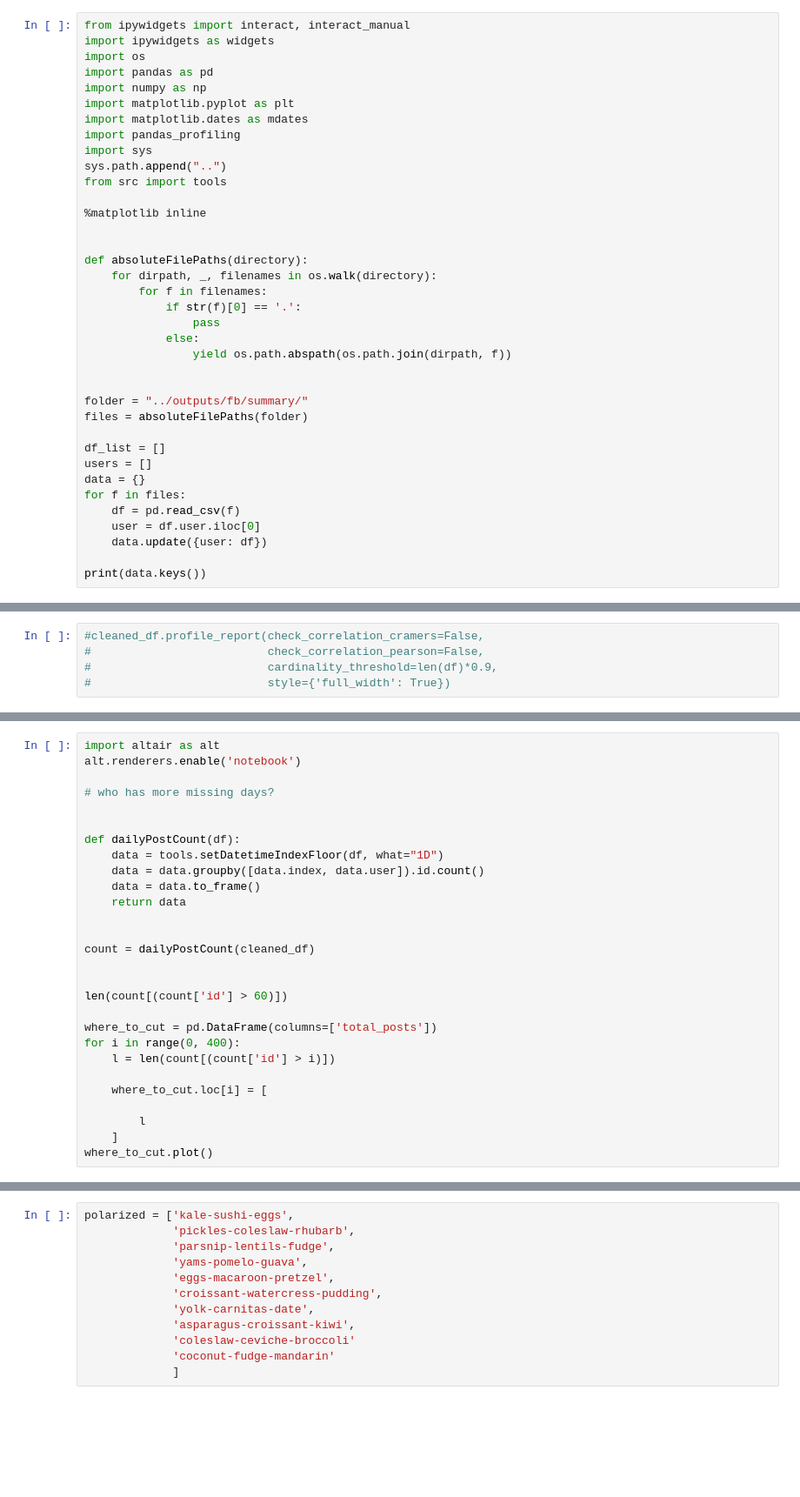
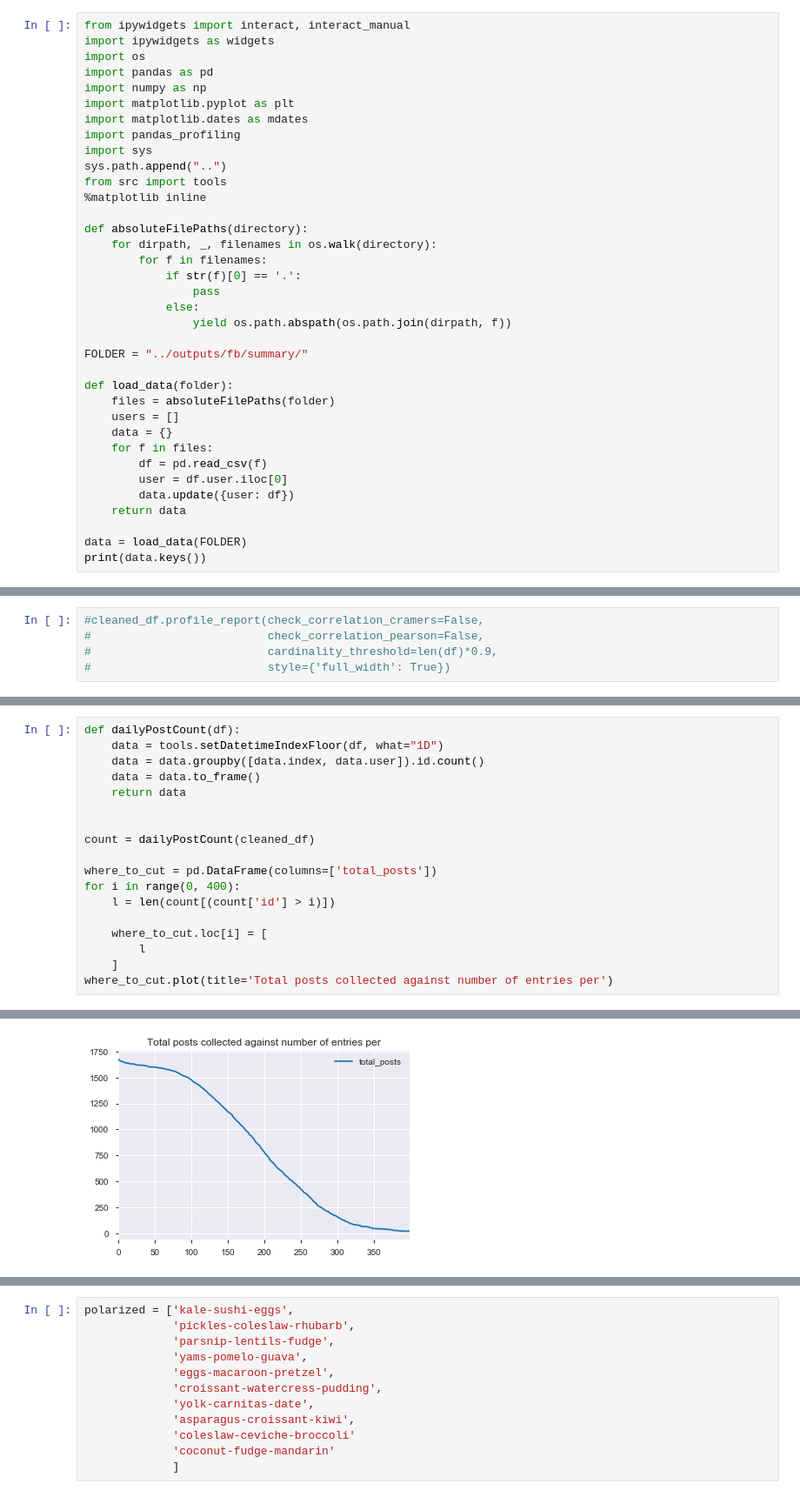
Before and after one commit to tracking-exposed/dashboard, a Jupyter notebook: amsterdam_research/02.data-cleaning.ipynb, the cells around one changed output, grey strips where cells are left out. Shown: that part at 87% size. Saved outputs shown, nothing was run; the diff lists cells and outputs as text; blank space fills up the shorter version.

Commit message:
updating amsterdam research notebooks

```diff
--- a/amsterdam_research/02.data-cleaning.ipynb
+++ b/amsterdam_research/02.data-cleaning.ipynb
@@ -14,9 +12,7 @@ import pandas_profiling
 import sys
 sys.path.append("..")
 from src import tools
-
 %matplotlib inline
-
 
 def absoluteFilePaths(directory):
     for dirpath, _, filenames in os.walk(directory):
@@ -26,16 +22,17 @@ def absoluteFilePaths(directory):
             else:
                 yield os.path.abspath(os.path.join(dirpath, f))
 
+FOLDER = "../outputs/fb/summary/"
 
-folder = "../outputs/fb/summary/"
-files = absoluteFilePaths(folder)
+def load_data(folder):
+    files = absoluteFilePaths(folder)
+    users = []
+    data = {}
+    for f in files:
+        df = pd.read_csv(f)
+        user = df.user.iloc[0]
+        data.update({user: df})
+    return data
 
-df_list = []
-users = []
-data = {}
-for f in files:
-    df = pd.read_csv(f)
-    user = df.user.iloc[0]
-    data.update({user: df})
-
+data = load_data(FOLDER)
 print(data.keys())
@@ -211,10 +262,4 @@ def show_plot(user=cleaned_df['user'].unique(), start_date="2019-10-12", end_dat
 # %%
-import altair as alt
-alt.renderers.enable('notebook')
-
-# who has more missing days?
-
-
 def dailyPostCount(df):
     data = tools.setDatetimeIndexFloor(df, what="1D")
     data = data.groupby([data.index, data.user]).id.count()
@@ -224,15 +269,12 @@ def dailyPostCount(df):
 
 count = dailyPostCount(cleaned_df)
 
-
-len(count[(count['id'] > 60)])
-
 where_to_cut = pd.DataFrame(columns=['total_posts'])
 for i in range(0, 400):
     l = len(count[(count['id'] > i)])
 
     where_to_cut.loc[i] = [
-
         l
     ]
-where_to_cut.plot()
+where_to_cut.plot(title='Total posts collected against number of entries per')
+# %% [output]
@@ -238,0 +282 @@ where_to_cut.plot()
+[figure, added]
```
Also changed, not shown: parts of 65 cells of this notebook, 2 other files.
